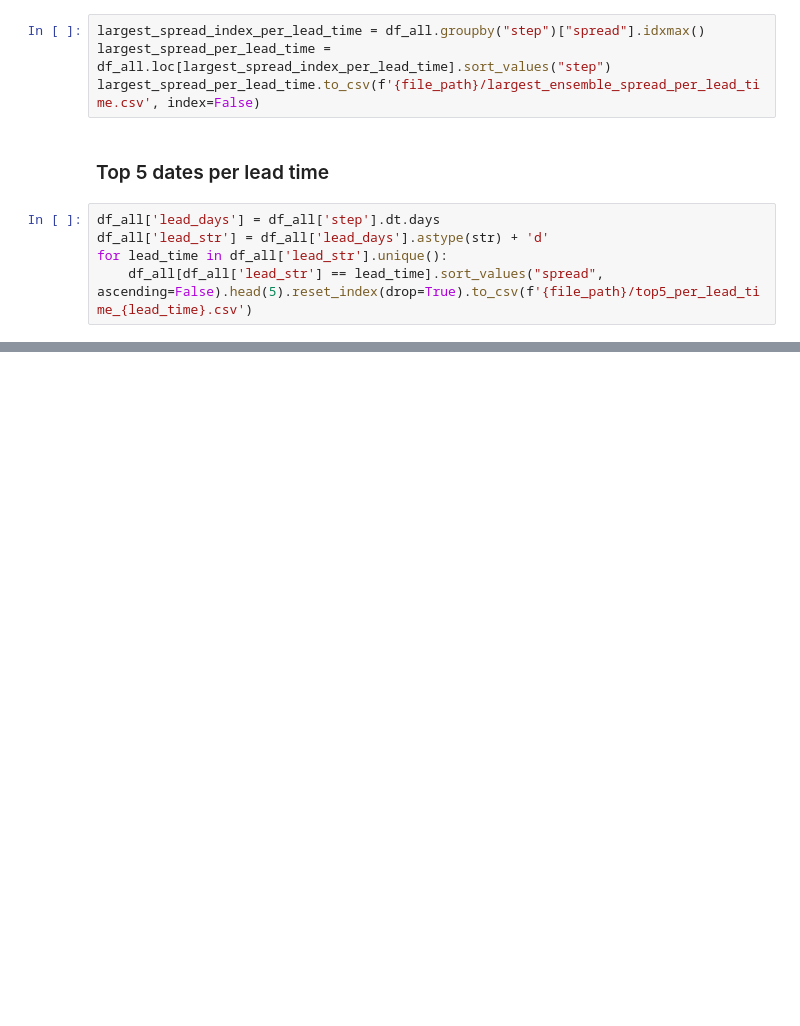
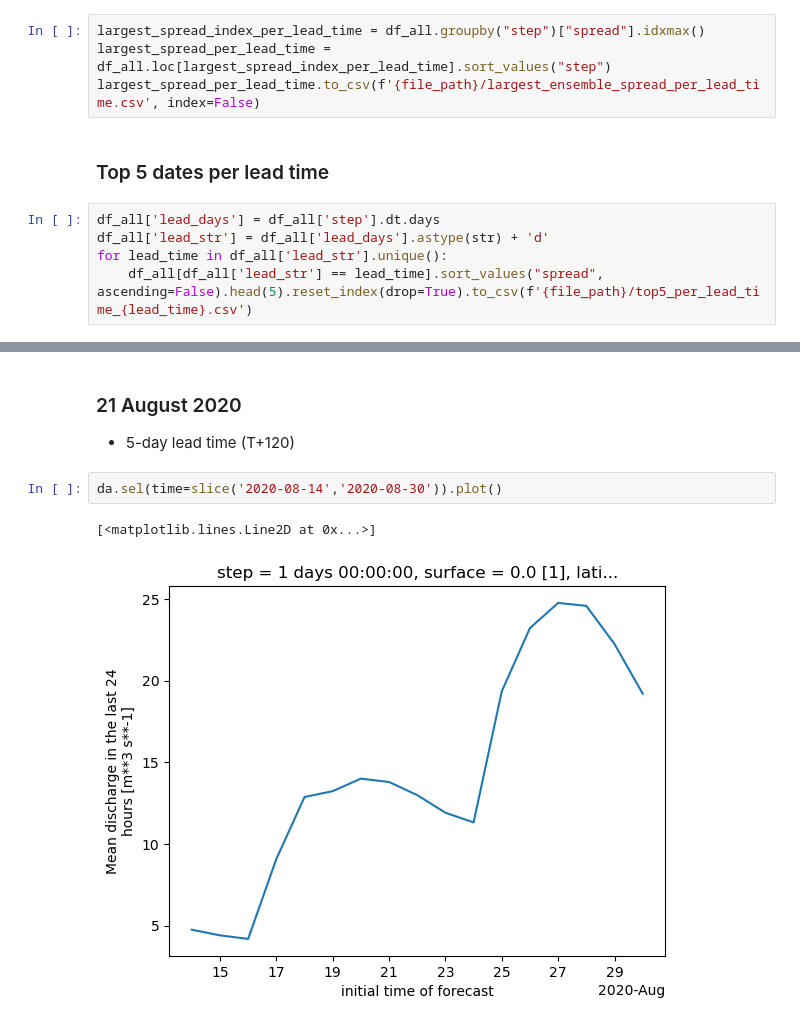
Before and after one commit to shardywx/earth2, a Jupyter notebook: process_glofas_ensemble_spread.ipynb, the cells around one changed output, grey strips where cells are left out. Cells and saved outputs as stored; diff of their text form; blank space fills up the shorter version.

```diff
--- a/process_glofas_ensemble_spread.ipynb
+++ b/process_glofas_ensemble_spread.ipynb
@@ -57,0 +225,9 @@ for lead_time in df_all['lead_str'].unique():
+# %% [markdown]
+### 21 August 2020
+
+- 5-day lead time (T+120)
+# %%
+da.sel(time=slice('2020-08-14','2020-08-30')).plot()
+# %% [output]
+[<matplotlib.lines.Line2D at 0x...>]
+[figure, added]
```
Also changed, not shown: parts of 28 cells of this notebook, 2 other files.
